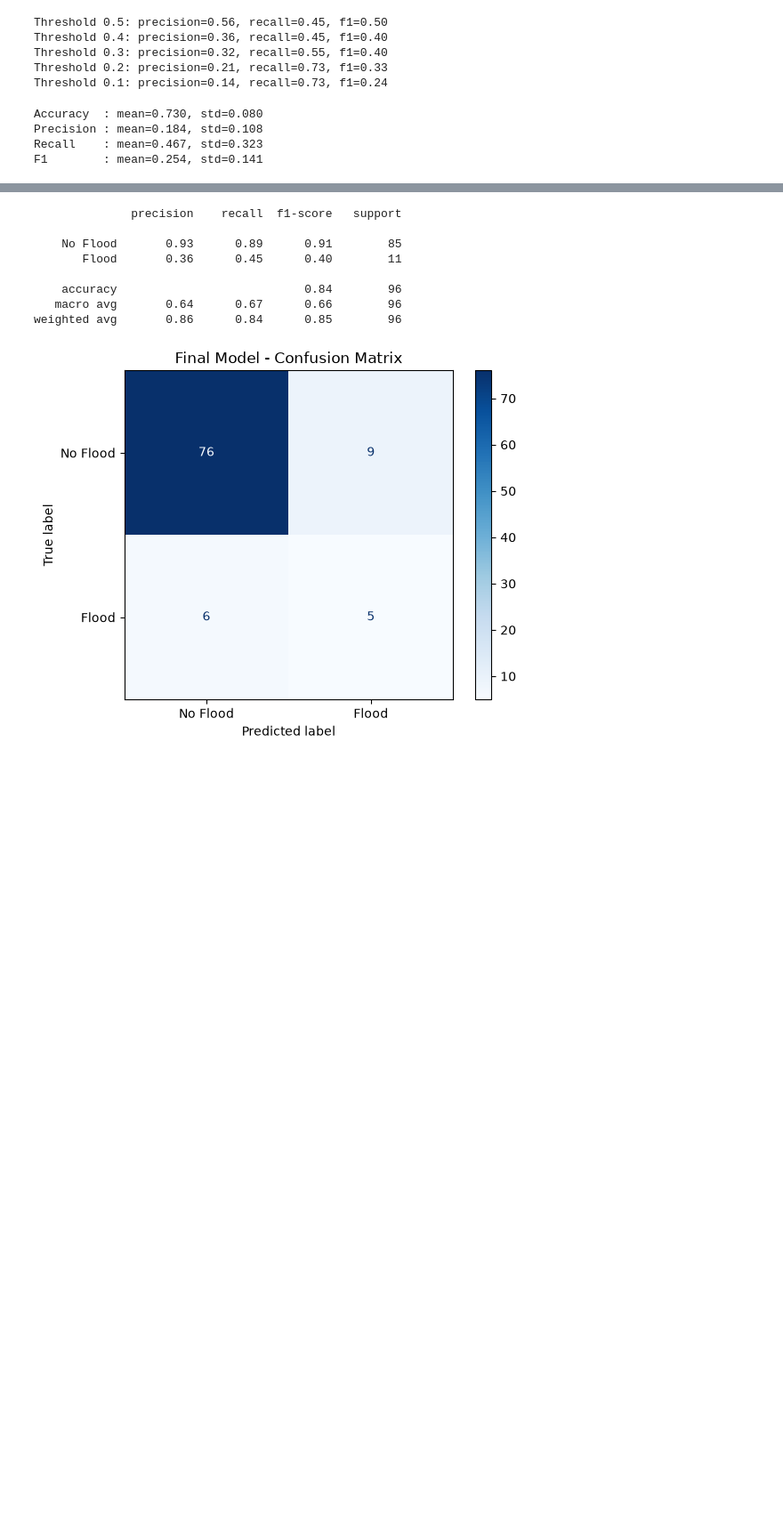
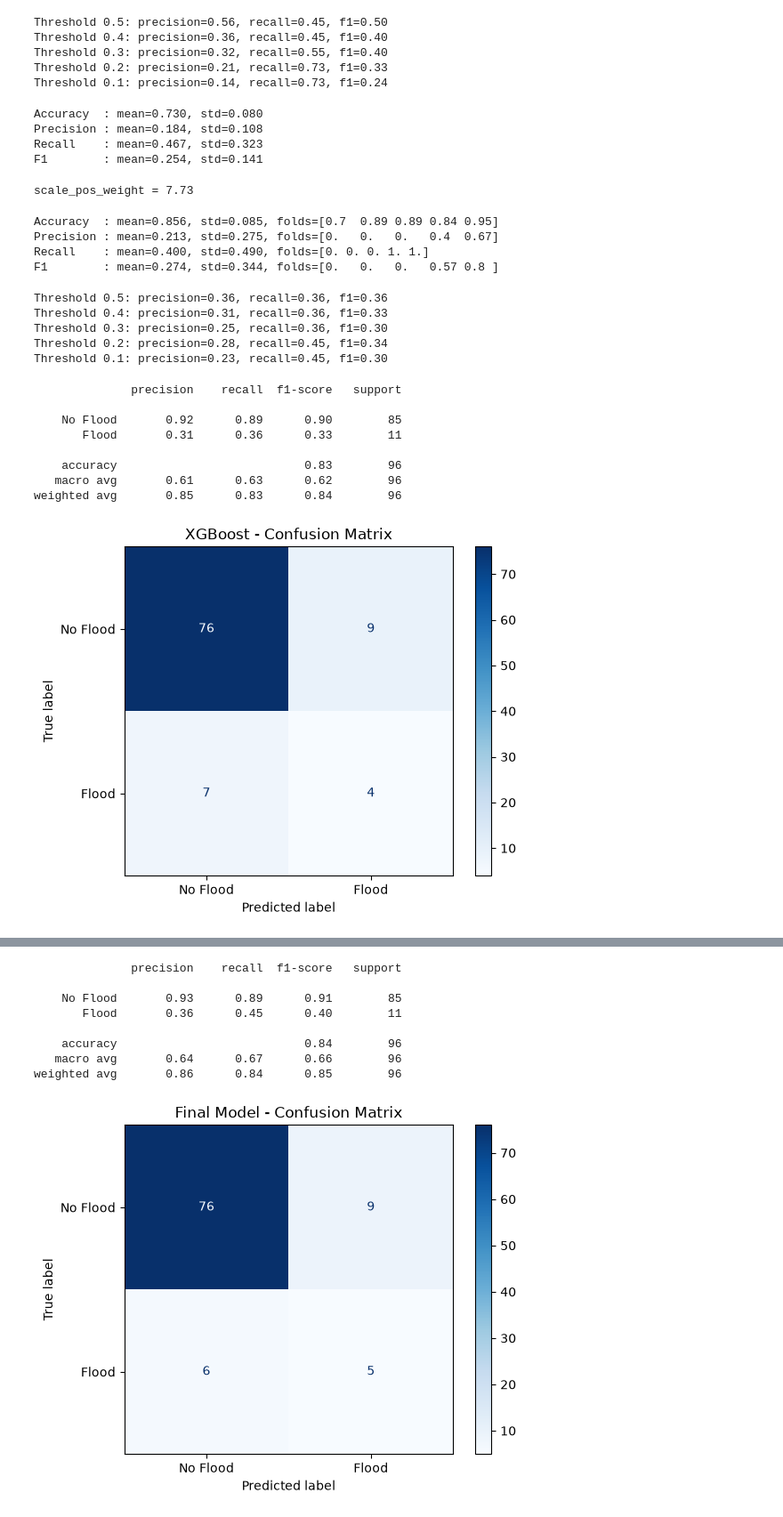
Before and after one commit to Fanezi/Capstone-Project, a Jupyter notebook: notebook/Capstone_Project.ipynb, the cells around one changed output, grey strips where cells are left out. Shown at 89% size. Drawn from its saved outputs; the diff is of its cells as text; code cells hidden in the pictures; blank space fills up the shorter version.

```diff
--- a/notebook/Capstone_Project.ipynb
+++ b/notebook/Capstone_Project.ipynb
@@ -375,3 +375,74 @@ Accuracy  : mean=0.730, std=0.080
 Precision : mean=0.184, std=0.108
 Recall    : mean=0.467, std=0.323
 F1        : mean=0.254, std=0.141
+# %%
+from xgboost import XGBClassifier
+
+# XGBoost is another tree-based model, like Random Forest.
+# The difference: Random Forest builds all its trees separately and votes,
+# while XGBoost builds trees one after another, each one trying to fix
+# the mistakes of the one before it.
+
+# floods are rare, so we tell XGBoost to pay more attention to them.
+# this works out to 85 non-flood months divided by 11 flood months
+scale_weight = (y == 0).sum() / (y == 1).sum()
+print("scale_pos_weight =", round(scale_weight, 2))
+
+xgb_cv = XGBClassifier(
+    n_estimators=200,
+    max_depth=3,
+    learning_rate=0.1,
+    scale_pos_weight=scale_weight,
+    random_state=42,
+    eval_metric='logloss'
+)
+
+# same 5 test groups as the other two models, so the comparison is fair
+cv_results_xgb = cross_validate(xgb_cv, X, y, cv=skf, scoring=scoring)
+
+for metric in scoring:
+    scores = cv_results_xgb[f'test_{metric}']
+    print(f"{metric.capitalize():10s}: mean={scores.mean():.3f}, std={scores.std():.3f}, folds={np.round(scores,2)}")
+# %% [output]
+scale_pos_weight = 7.73
+Accuracy  : mean=0.856, std=0.085, folds=[0.7  0.89 0.89 0.84 0.95]
+Precision : mean=0.213, std=0.275, folds=[0.   0.   0.   0.4  0.67]
+Recall    : mean=0.400, std=0.490, folds=[0. 0. 0. 1. 1.]
+F1        : mean=0.274, std=0.344, folds=[0.   0.   0.   0.57 0.8 ]
+# %%
+# try different cut-off points, same as we did for Random Forest
+y_proba_xgb = cross_val_predict(xgb_cv, X, y, cv=skf, method='predict_proba')[:,1]
+
+for threshold in [0.5, 0.4, 0.3, 0.2, 0.1]:
+    y_pred_thresh = (y_proba_xgb >= threshold).astype(int)
+    p = precision_score(y, y_pred_thresh, zero_division=0)
+    r = recall_score(y, y_pred_thresh, zero_division=0)
+    f = f1_score(y, y_pred_thresh, zero_division=0)
+    print(f"Threshold {threshold}: precision={p:.2f}, recall={r:.2f}, f1={f:.2f}")
+# %% [output]
+Threshold 0.5: precision=0.36, recall=0.36, f1=0.36
+Threshold 0.4: precision=0.31, recall=0.36, f1=0.33
+Threshold 0.3: precision=0.25, recall=0.36, f1=0.30
+Threshold 0.2: precision=0.28, recall=0.45, f1=0.34
+Threshold 0.1: precision=0.23, recall=0.45, f1=0.30
+# %%
+# XGBoost results at the same 0.4 cut-off used for Random Forest
+y_pred_xgb = (y_proba_xgb >= 0.4).astype(int)
+
+print(classification_report(y, y_pred_xgb, target_names=['No Flood','Flood']))
+
+cm_xgb = confusion_matrix(y, y_pred_xgb)
+disp = ConfusionMatrixDisplay(confusion_matrix=cm_xgb, display_labels=['No Flood','Flood'])
+disp.plot(cmap='Blues')
+plt.title('XGBoost - Confusion Matrix')
+plt.show()
+# %% [output]
+              precision    recall  f1-score   support
+
+    No Flood       0.92      0.89      0.90        85
+       Flood       0.31      0.36      0.33        11
+
+    accuracy                           0.83        96
+   macro avg       0.61      0.63      0.62        96
+weighted avg       0.85      0.83      0.84        96
+[figure, added]
```
Also changed, not shown: parts of 11 cells of this notebook.
